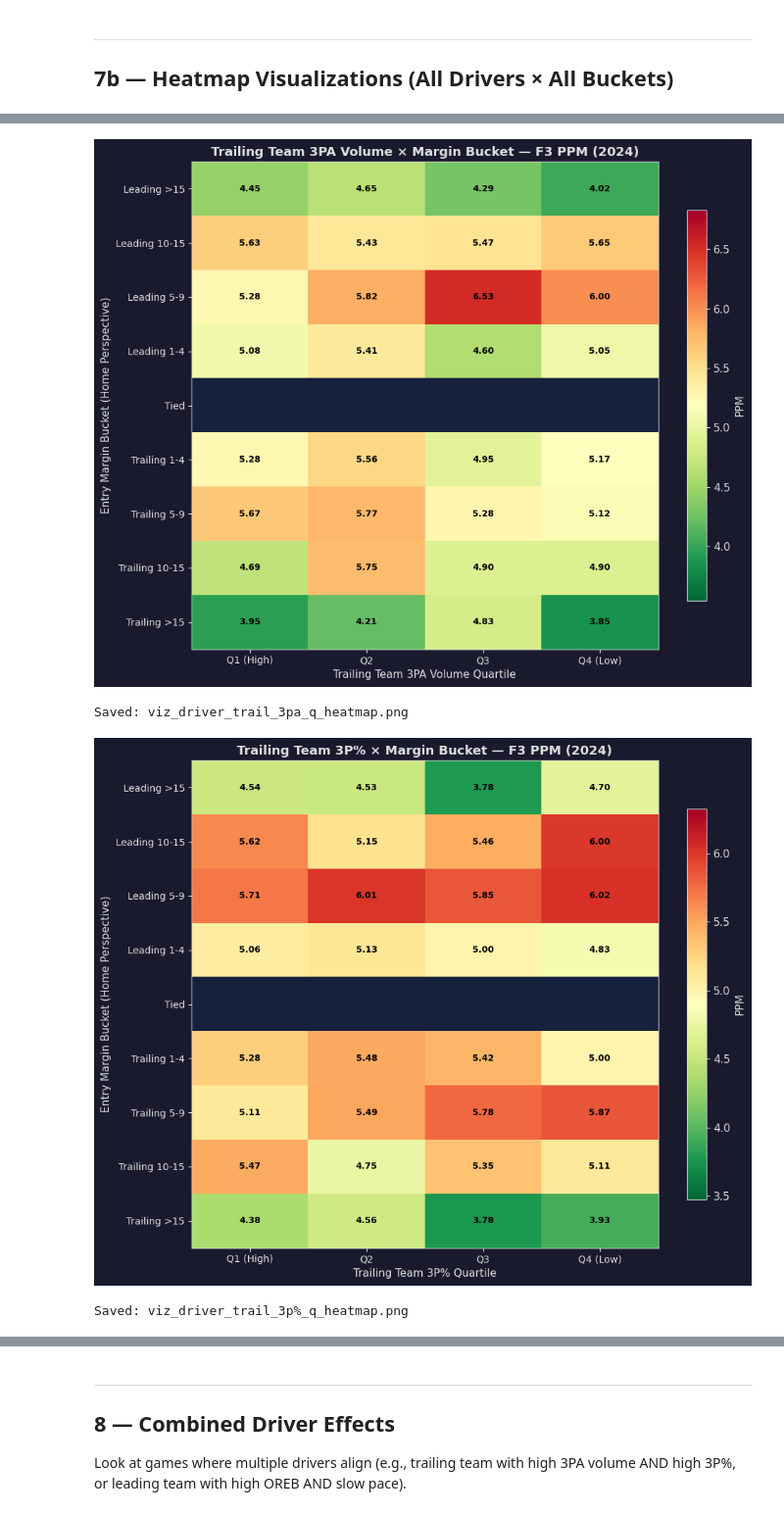
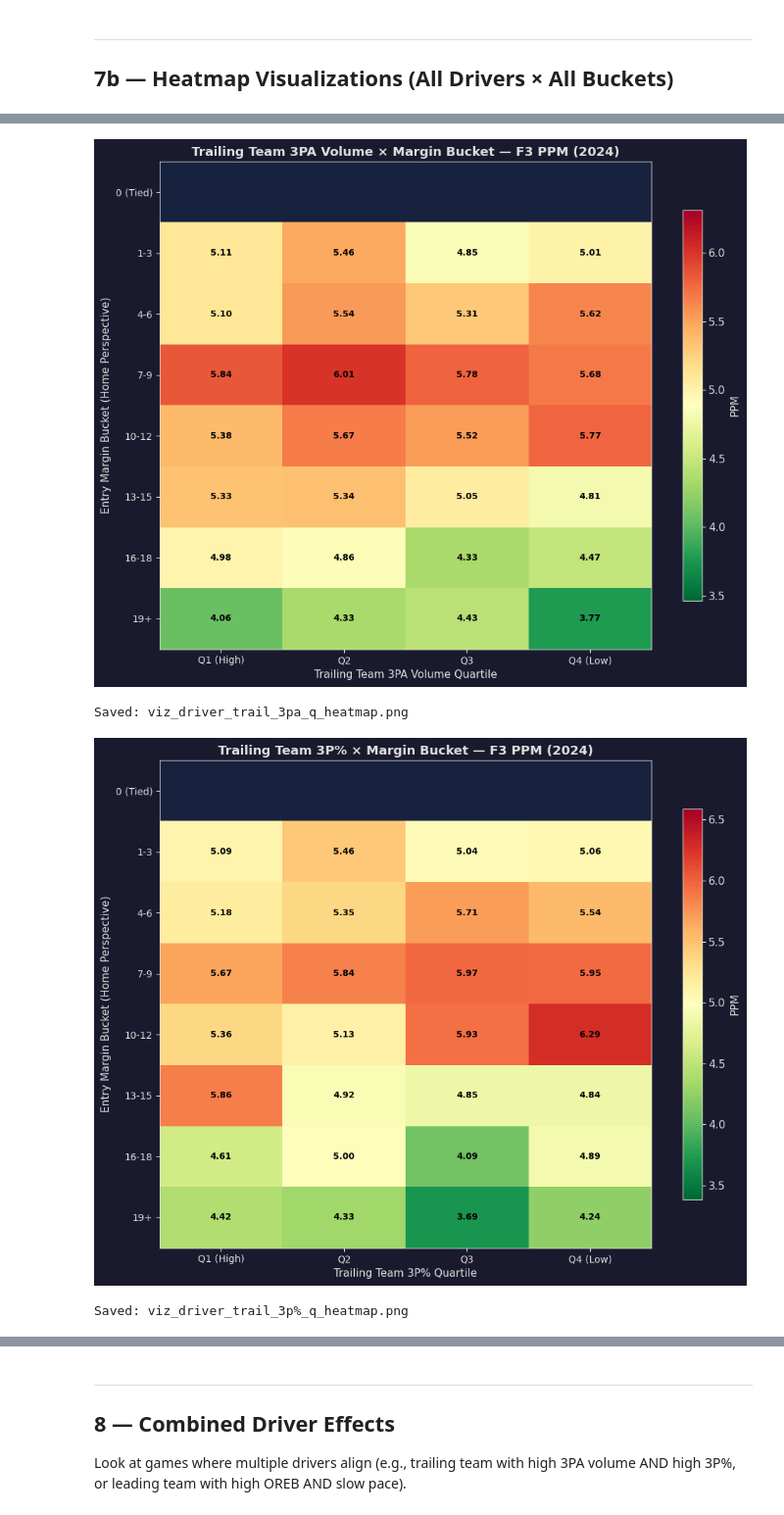
Before and after one commit to roosterpropertycare/ncaam_ou_final_mins, a Jupyter notebook: 04_driver_analysis.ipynb, the cells around one changed output, grey strips where cells are left out. Shown at 98% size. Saved outputs shown, nothing was run; the diff lists cells and outputs as text; code cells hidden in the pictures.

```diff
--- a/04_driver_analysis.ipynb
+++ b/04_driver_analysis.ipynb
@@ -208,6 +222,7 @@ def get_entry_info(reg_df, window_secs):
 
 entry_3 = get_entry_info(reg, 180)
 entry_3['margin_bucket'] = entry_3['margin'].apply(margin_bucket)
+entry_3['fine_bucket'] = entry_3['margin'].apply(fine_bucket)
 
 # Leading = home if margin > 0, away if margin < 0
 entry_3['leading_team_id'] = np.where(
@@ -222,6 +237,7 @@ entry_3['trailing_team_id'] = np.where(
 # Drop ties (no leading/trailing in ties)
 entry_3_lt = entry_3[entry_3['margin'] != 0].copy()
 entry_3_lt['abs_margin'] = entry_3_lt['margin'].abs()
+entry_3_lt['fine_bucket'] = entry_3_lt['margin'].apply(fine_bucket)
 
 print(f'Total games at 3:00 mark: {len(entry_3):,}')
 print(f'  With leader/trailer:    {len(entry_3_lt):,}')
@@ -278,7 +294,7 @@ bucketed by the leading or trailing team's quartile for that stat.
 # %%
 # ── Get all F3 scoring events ──
 scoring_3 = reg[(reg['scoring_play'] == True) & (reg['secs_remaining'] <= 180)].copy()
-scoring_3['entry_bucket'] = scoring_3['game_id'].map(entry_3['margin_bucket'])
+scoring_3['entry_bucket'] = scoring_3['game_id'].map(entry_3['fine_bucket'])
 scoring_3 = scoring_3.dropna(subset=['entry_bucket'])
 
 # Only non-tied games
@@ -422,9 +438,9 @@ for driver_col, driver_label, q_labels in DRIVER_CONFIGS:
     s_valid = scoring_3_lt.dropna(subset=[driver_col])
     games_valid = entry_3_lt.dropna(subset=[driver_col])
 
-    for b in BUCKET_ORDER:
+    for b in FINE_LABELS:
         s_bucket = s_valid[s_valid['entry_bucket'] == b]
-        g_bucket = games_valid[games_valid['margin_bucket'] == b]
+        g_bucket = games_valid[games_valid['fine_bucket'] == b]
 
         for q in q_labels:
             pts = s_bucket[s_bucket[driver_col] == q]['score_value'].sum()
@@ -438,5 +454,5 @@ for driver_col, driver_label, q_labels in DRIVER_CONFIGS:
             })
 
 inter_df = pd.DataFrame(interaction_results)
-print(f'Total profiles computed: {len(inter_df)} (5 drivers × {len(BUCKET_ORDER)} buckets × 4 quartiles)')
+print(f'Total profiles computed: {len(inter_df)} (5 drivers × {len(FINE_LABELS)} buckets × 4 quartiles)')
 # %% [output]
@@ -601,9 +609,9 @@ Games per cell:
 # ── TABLE: Driver 5 — Trailing Team Pace × Margin Bucket ──
 d = inter_df[inter_df['Driver'] == 'Trailing Team Pace']
 pivot = d.pivot_table(index='Margin Bucket', columns='Quartile', values='PPM',
-                      sort=False).reindex(BUCKET_ORDER)
+                      sort=False).reindex(FINE_LABELS)
 games_pivot = d.pivot_table(index='Margin Bucket', columns='Quartile', values='Games',
-                            aggfunc='sum', sort=False).reindex(BUCKET_ORDER)
+                            aggfunc='sum', sort=False).reindex(FINE_LABELS)
 
 print('=== 5. Trailing Team Pace × Margin Bucket PPM ===')
 print('PPM:')
@@ -747,7 +741,7 @@ for driver_col, driver_label, q_labels in DRIVER_CONFIGS:
     fig, ax = plt.subplots(figsize=(10, 8))
     d = inter_df[inter_df['Driver'] == driver_label]
     pivot = d.pivot_table(index='Margin Bucket', columns='Quartile', values='PPM',
-                          sort=False).reindex(BUCKET_ORDER)[q_labels]
+                          sort=False).reindex(FINE_LABELS)[q_labels]
 
     valid_vals = pivot.values[~np.isnan(pivot.values)]
     if len(valid_vals) == 0:
@@ -758,14 +752,14 @@ for driver_col, driver_label, q_labels in DRIVER_CONFIGS:
                    vmax=valid_vals.max() + 0.3)
     ax.set_xticks(range(len(q_labels)))
     ax.set_xticklabels(q_labels, fontsize=10)
-    ax.set_yticks(range(len(BUCKET_ORDER)))
-    ax.set_yticklabels(BUCKET_ORDER, fontsize=10)
+    ax.set_yticks(range(len(FINE_LABELS)))
+    ax.set_yticklabels(FINE_LABELS, fontsize=10)
     ax.set_xlabel(driver_label + ' Quartile')
     ax.set_ylabel('Entry Margin Bucket (Home Perspective)')
     ax.set_title(f'{driver_label} × Margin Bucket — F3 PPM ({SEASON})',
                  fontweight='bold', fontsize=13)
 
-    for i in range(len(BUCKET_ORDER)):
+    for i in range(len(FINE_LABELS)):
         for j in range(len(q_labels)):
             val = pivot.values[i, j]
             if not np.isnan(val):
@@ -783,5 +777,5 @@ for driver_col, driver_label, q_labels in DRIVER_CONFIGS:
 Saved: viz_driver_lead_oreb_q_heatmap.png
-[figure, old version]
+[figure, new version]
 Saved: viz_driver_trail_3pa_q_heatmap.png
-[figure, old version]
+[figure, new version]
 Saved: viz_driver_trail_3p%_q_heatmap.png
```
Also changed, not shown: parts of 14 cells of this notebook, 15 other files.
